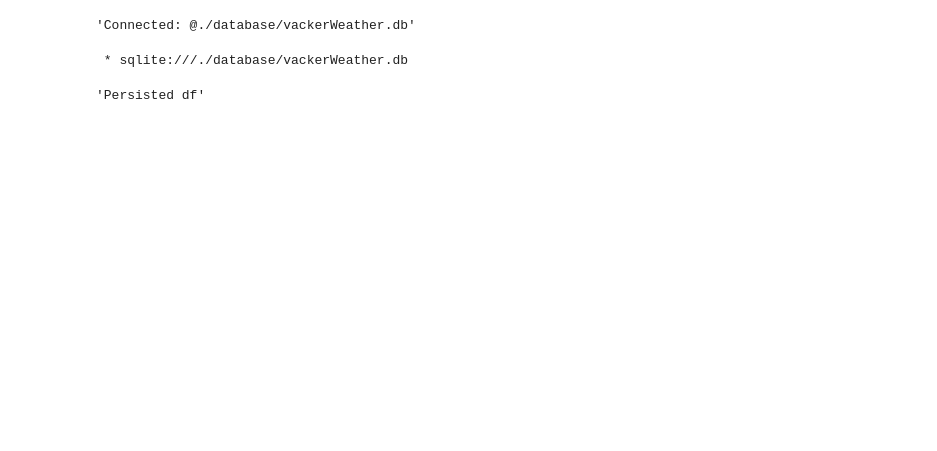
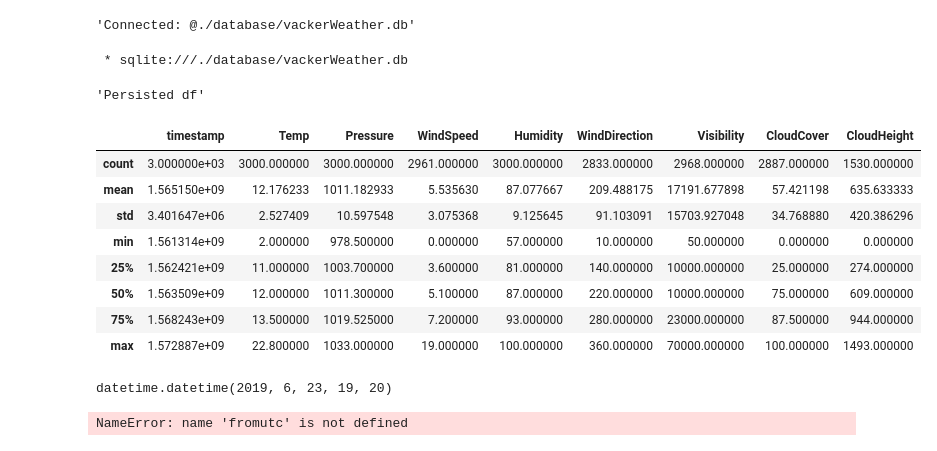
Before and after one commit to srendall91/orkney-electricity, a Jupyter notebook: retrieval/Weatherlog.ipynb, the cells around one changed output. Drawn from its saved outputs; the diff is of its cells as text; code cells hidden in the pictures; blank space fills up the shorter version.

```diff
--- a/retrieval/Weatherlog.ipynb
+++ b/retrieval/Weatherlog.ipynb
@@ -155,0 +239,20 @@ df.head()
+# %%
+df.describe()
+# %% [output]
+|  | timestamp | Temp | Pressure | WindSpeed | Humidity | WindDirection | Visibility | CloudCover | CloudHeight |
+| count | 3.000000e+03 | 3000.000000 | 3000.000000 | 2961.000000 | 3000.000000 | 2833.000000 | 2968.000000 | 2887.000000 | 1530.000000 |
+| mean | 1.565150e+09 | 12.176233 | 1011.182933 | 5.535630 | 87.077667 | 209.488175 | 17191.677898 | 57.421198 | 635.633333 |
+| std | 3.401647e+06 | 2.527409 | 10.597548 | 3.075368 | 9.125645 | 91.103091 | 15703.927048 | 34.768880 | 420.386296 |
+| min | 1.561314e+09 | 2.000000 | 978.500000 | 0.000000 | 57.000000 | 10.000000 | 50.000000 | 0.000000 | 0.000000 |
+| 25% | 1.562421e+09 | 11.000000 | 1003.700000 | 3.600000 | 81.000000 | 140.000000 | 10000.000000 | 25.000000 | 274.000000 |
+| 50% | 1.563509e+09 | 12.000000 | 1011.300000 | 5.100000 | 87.000000 | 220.000000 | 10000.000000 | 75.000000 | 609.000000 |
+| 75% | 1.568243e+09 | 13.500000 | 1019.525000 | 7.200000 | 93.000000 | 280.000000 | 23000.000000 | 87.500000 | 944.000000 |
+| max | 1.572887e+09 | 22.800000 | 1033.000000 | 19.000000 | 100.000000 | 360.000000 | 70000.000000 | 100.000000 | 1493.000000 |
+# %%
+datetime.fromtimestamp(df['timestamp'][0], tz=None)
+# %% [output]
+datetime.datetime(2019, 6, 23, 19, 20)
+# %%
+fromutc(datetime.utcfromtimestamp(timestamp).replace(tzinfo=tz))
+# %% [output]
+NameError: name 'fromutc' is not defined
```
Also changed, not shown: parts of 14 cells of this notebook.
